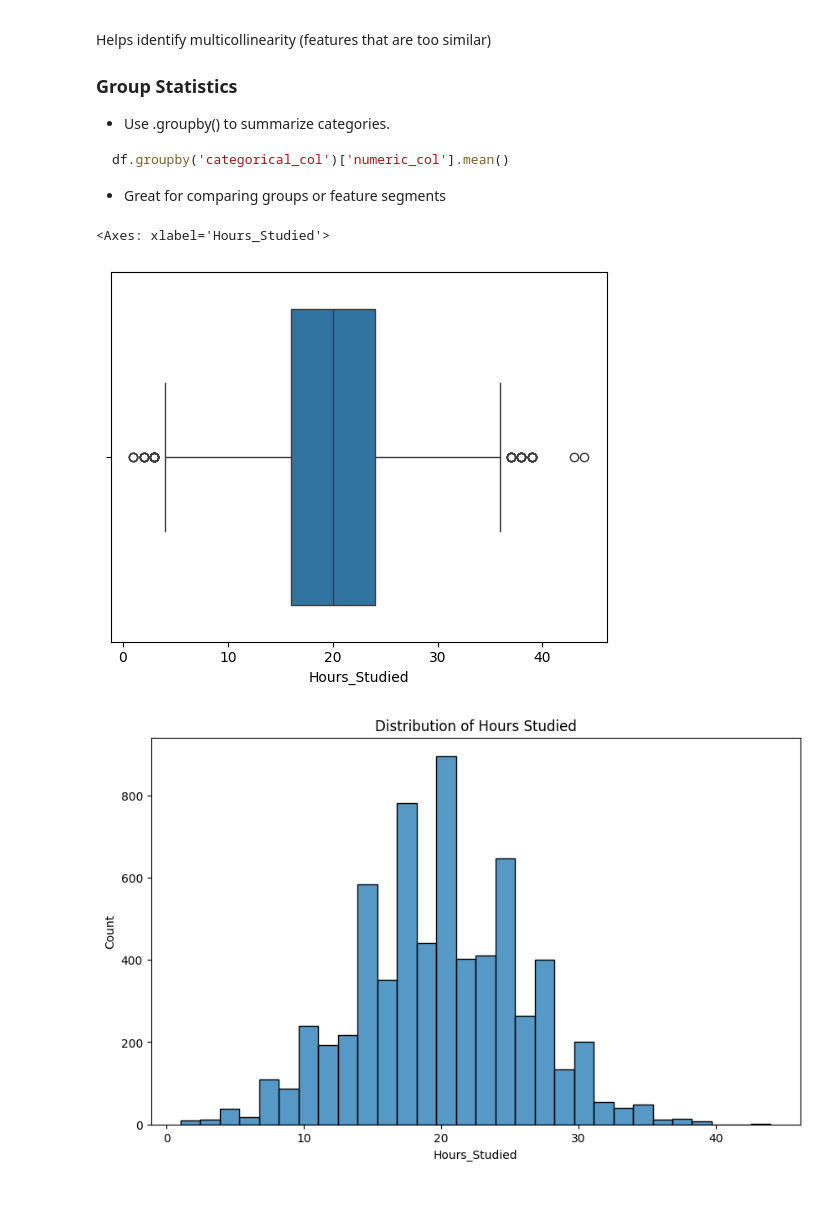
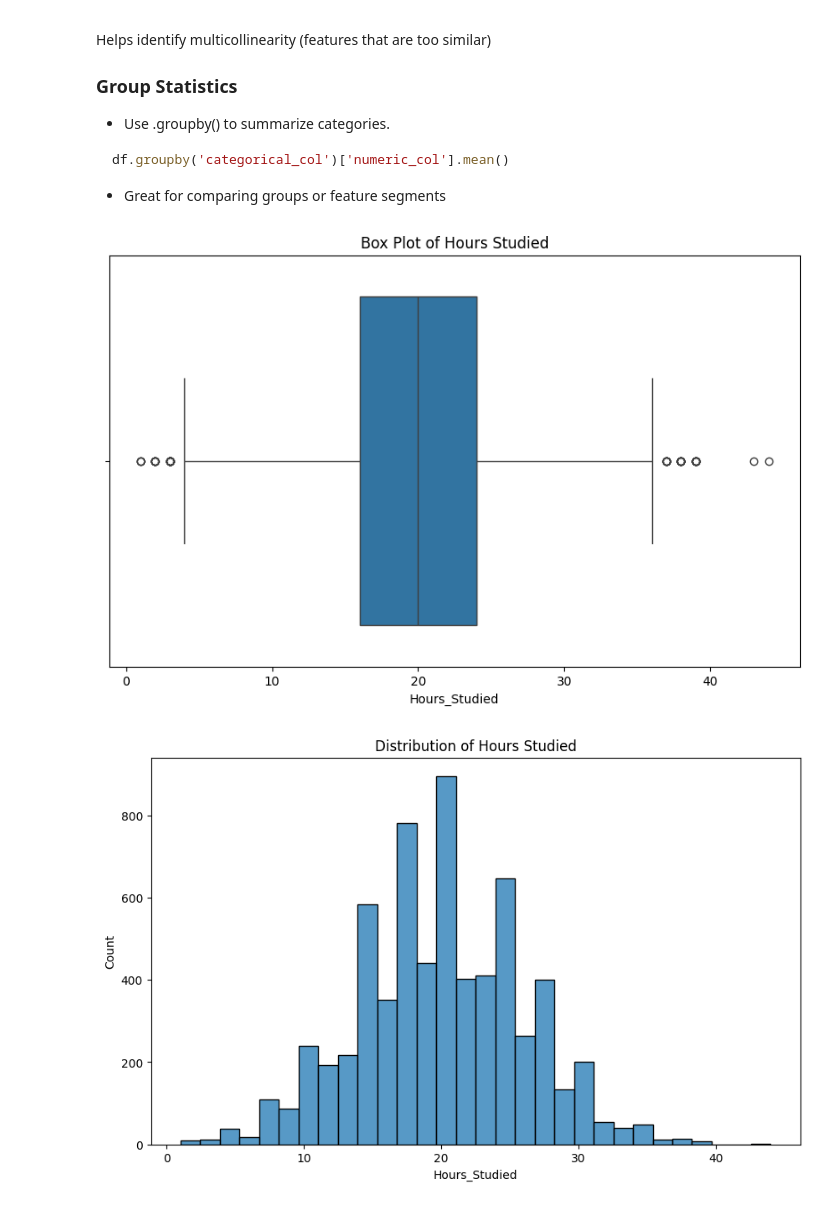
Before and after one commit to PalesaMonica/Wits-Data-Science-Interest-Group, a Jupyter notebook: Data Analysis/data analysis.ipynb, the cells around one changed output. Saved outputs shown, nothing was run; the diff lists cells and outputs as text; code cells hidden in the pictures.

Commit message:
Modified the existing data analysis file to add new plots

````diff
--- a/Data Analysis/data analysis.ipynb
+++ b/Data Analysis/data analysis.ipynb
@@ -99,10 +124,12 @@ df.groupby('categorical_col')['numeric_col'].mean()
 ```
 - Great for comparing groups or feature segments
 # %%
+plt.figure(figsize=(10,6))
 sns.boxplot(x=data['Hours_Studied'])
+plt.title("Box Plot of Hours Studied")
+plt.show()
 # %% [output]
-<Axes: xlabel='Hours_Studied'>
-[figure, old version]
+[figure, new version]
 # %%
 plt.figure(figsize=(10,6))
 sns.histplot(data['Hours_Studied'], bins=30)
````
Also changed, not shown: parts of 25 cells of this notebook.
